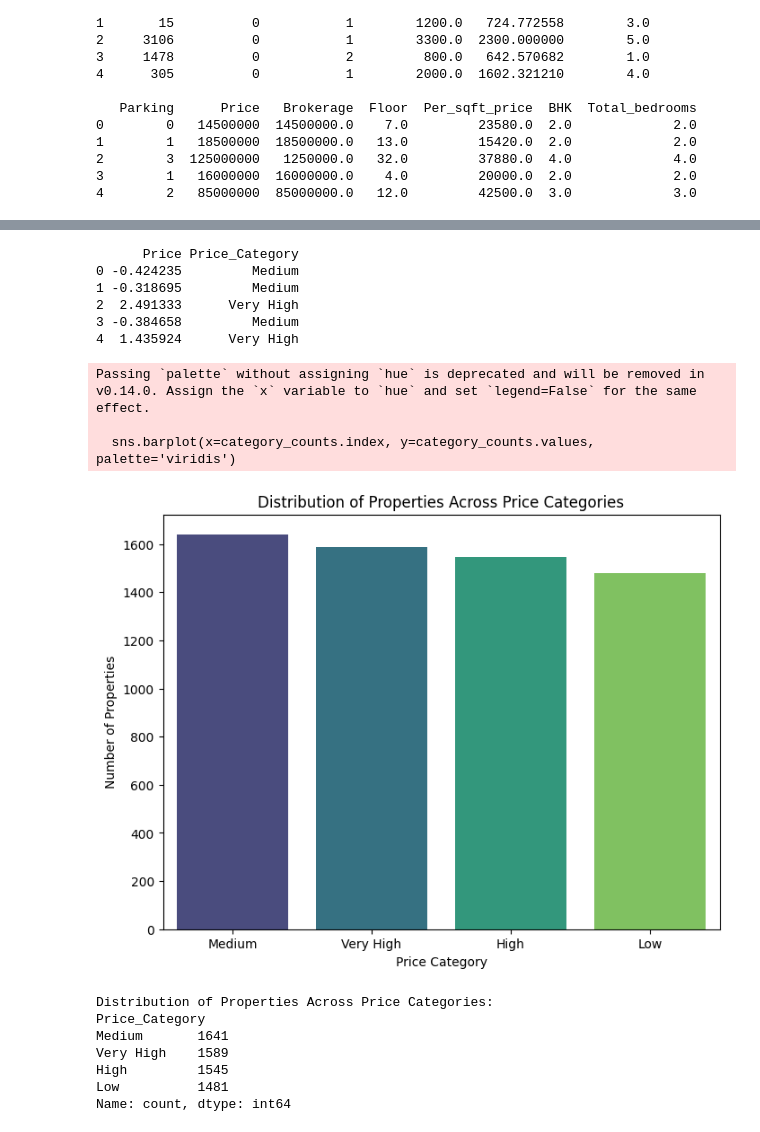
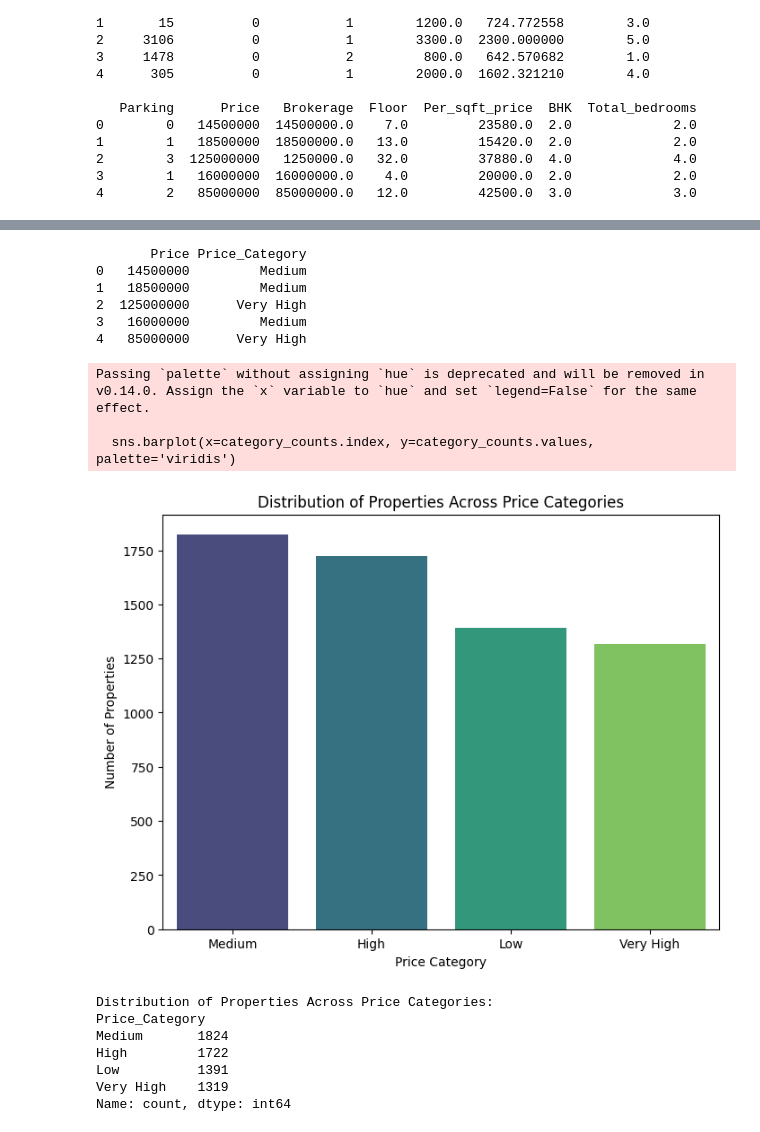
Before and after one commit to Vikranth3140/CSE643-AI, a Jupyter notebook: A4/Q2/code.ipynb, the cells around one changed output, grey strips where cells are left out. Drawn from its saved outputs; the diff is of its cells as text; code cells hidden in the pictures.

```diff
--- a/A4/Q2/code.ipynb
+++ b/A4/Q2/code.ipynb
@@ -86,15 +108,19 @@ if 'Price' in correlation_matrix.columns:
     print(weak_correlation_columns)
 
     train_data = train_data.drop(columns=weak_correlation_columns)
+    test_data = test_data.drop(columns=weak_correlation_columns)
 
     for column in weak_correlation_columns:
         print(f"Column '{column}' was dropped due to weak correlation ({target_correlation[column]:.2f}) with 'Price'.")
 else:
     print("Target variable 'Price' is not found in the correlation matrix.")
 
-dropped_cols_data_path = "dropped_cols_train_data.csv"
-train_data.to_csv(dropped_cols_data_path, index=False)
-print(f"\nProcessed train data saved to: {dropped_cols_data_path}")
+dropped_cols_data_path_train = "dropped_cols_train_data.csv"
+dropped_cols_data_path_test = "dropped_cols_test_data.csv"
+train_data.to_csv(dropped_cols_data_path_train, index=False)
+test_data.to_csv(dropped_cols_data_path_test, index=False)
+print(f"\nProcessed train data saved to: {dropped_cols_data_path_train}")
+print(f"\nProcessed test data saved to: {dropped_cols_data_path_test}")
 
 plt.figure(figsize=(10, 8))
 sns.heatmap(correlation_matrix, annot=True, cmap='coolwarm', fmt=".2f")
@@ -131,6 +157,7 @@ label_encoder = LabelEncoder()
 
 for col in categorical_columns:
     train_data[col] = label_encoder.fit_transform(train_data[col])
+    test_data[col] = label_encoder.fit_transform(test_data[col])
     print(f"Column '{col}' encoded with Label Encoding.")
 
 print("\nTransformed Dataset (with Encoded Categorical Columns):")
@@ -226,16 +269,17 @@ plt.savefig(output_path, bbox_inches='tight')
 plt.show()
 
 def categorize_price(price):
-    if price < train_data['Price'].quantile(0.25):
+    if price < 10000000:
         return 'Low'
-    elif price < train_data['Price'].quantile(0.5):
+    elif 10000000 <= price < 20000000:
         return 'Medium'
-    elif price < train_data['Price'].quantile(0.75):
+    elif 20000000 <= price < 40000000:
         return 'High'
     else:
         return 'Very High'
 
 train_data['Price_Category'] = train_data['Price'].apply(categorize_price)
+test_data['Price_Category'] = test_data['Price'].apply(categorize_price)
 
 print(train_data[['Price', 'Price_Category']].head())
 
@@ -259,19 +303,19 @@ print(category_counts)
-      Price Price_Category
-0 -0.424235         Medium
-1 -0.318695         Medium
-2  2.491333      Very High
-3 -0.384658         Medium
-4  1.435924      Very High
+       Price Price_Category
+0   14500000         Medium
+1   18500000         Medium
+2  125000000      Very High
+3   16000000         Medium
+4   85000000      Very High
 Passing `palette` without assigning `hue` is deprecated and will be removed in v0.14.0. Assign the `x` variable to `hue` and set `legend=False` for the same effect.
 
   sns.barplot(x=category_counts.index, y=category_counts.values, palette='viridis')
-[figure, old version]
+[figure, new version]
 Distribution of Properties Across Price Categories:
 Price_Category
-Medium       1641
-Very High    1589
-High         1545
-Low          1481
+Medium       1824
+High         1722
+Low          1391
+Very High    1319
 Name: count, dtype: int64
 # %%
 X = train_data.drop(columns=['Price_Category'])
```
Also changed, not shown: parts of 8 cells of this notebook, 14 other files.
